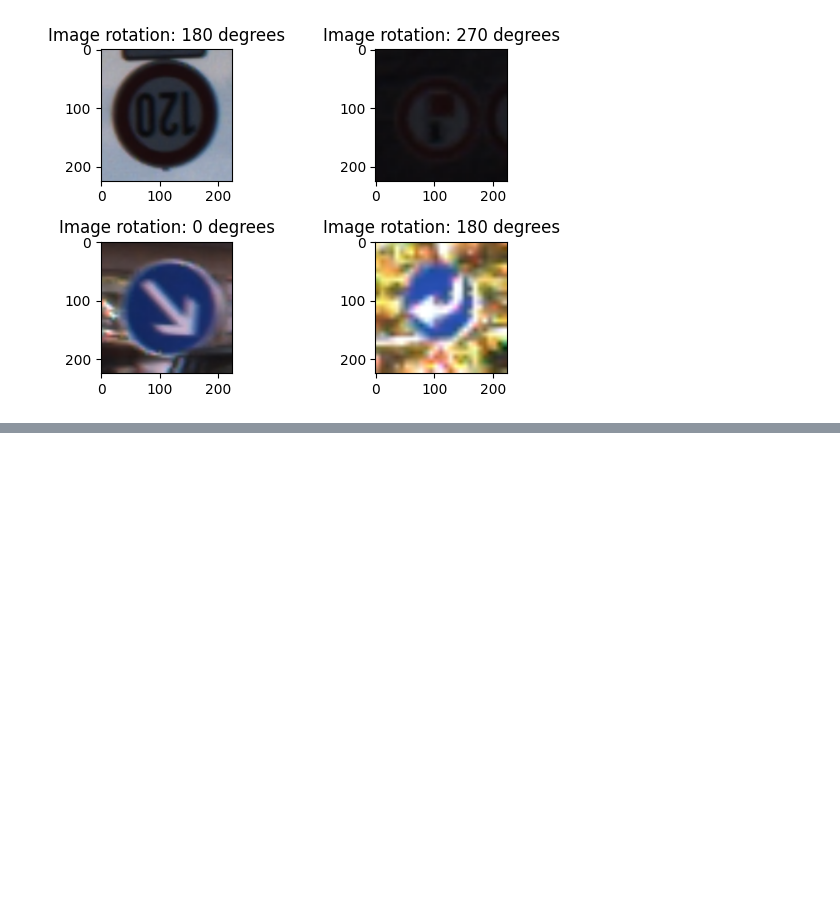
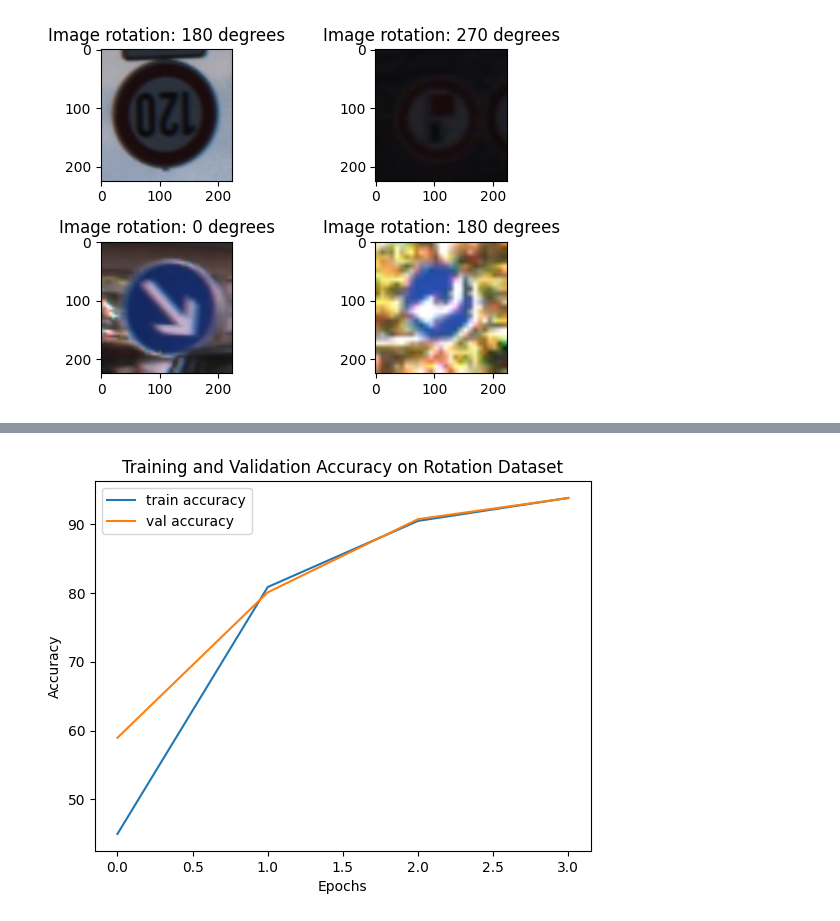
Before and after one commit to Micaet/WB2, a Jupyter notebook: task2.ipynb, the cells around one changed output, grey strips where cells are left out. Cells and saved outputs as stored; diff of their text form; code cells hidden in the pictures; blank space fills up the shorter version.

```diff
--- a/task2.ipynb
+++ b/task2.ipynb
@@ -185,7 +191,7 @@ def load_resnet_rotation(number_of_classes=4):
     # If you don't know how to modify the last layer, in the previous exercise tutorial there was a part where authors modified the last layer of ResNet18 to output 2 classes.
     ### END CODE HERE ###
     model = torch.hub.load('pytorch/vision:v0.10.0', 'resnet18', pretrained=False)
-    model.fc = torch.nn.Linear(model.fc.in_features, 4)
+    model.fc = torch.nn.Linear(model.fc.in_features, number_of_classes)
     return model
 
 def test_load_resnet_rotation():
@@ -328,3 +342,12 @@ def train(model: torch.nn.Module, train_loader: torch.utils.data.DataLoader, val
 
     ### END CODE HERE ###
     return train_accs, val_accs
+# %%
+
+BATCH_SIZE = 64
+NUM_EPOCHS = 4
+LEARNING_RATE = 0.001
+NUM_WORKERS = 0
+NUMBER_OF_CLASSES = 4
+device = torch.device("cuda" if torch.cuda.is_available() else "cpu")
+print(f"Using device: {device}")
@@ -330,0 +356,23 @@ def train(model: torch.nn.Module, train_loader: torch.utils.data.DataLoader, val
+# %%
+# Get the data loaders
+train_dl = torch.utils.data.DataLoader(rotation_dataset_train, batch_size=BATCH_SIZE, shuffle=True, num_workers=NUM_WORKERS)
+val_dl = torch.utils.data.DataLoader(rotation_dataset_test, batch_size=BATCH_SIZE, shuffle=False, num_workers=NUM_WORKERS)
+
+# Load the model
+ssl_model = load_resnet_rotation(NUMBER_OF_CLASSES)
+ssl_model = ssl_model.to(device)
+
+# Define the optimizer
+optimizer = torch.optim.AdamW(ssl_model.parameters(), lr=LEARNING_RATE)
+
+# Define the loss function
+criterion = torch.nn.CrossEntropyLoss()
+
+# Train the model
+train_accs, val_accs = train(ssl_model, train_dl, val_dl, optimizer, criterion, num_epochs=NUM_EPOCHS, device=device)
+print(train_accs[-1])
+print(val_accs[-1])
+
+### START CODE HERE ### (≈ 1 lines)
+torch.save({'model_state_dict': ssl_model.state_dict(), 'train_accs': train_accs, 'val_accs': val_accs}, 'ssl_resnet18_rotation.pth')
+### END CODE HERE ###
@@ -330,0 +386,10 @@ def train(model: torch.nn.Module, train_loader: torch.utils.data.DataLoader, val
+# %%
+plt.plot(train_accs, label='train accuracy')
+plt.plot(val_accs, label='val accuracy')
+plt.xlabel('Epochs')
+plt.ylabel('Accuracy')
+plt.title('Training and Validation Accuracy on Rotation Dataset')
+plt.legend()
+plt.show()
+# %% [output]
+[figure, added]
```
Also changed, not shown: parts of 26 cells of this notebook.
